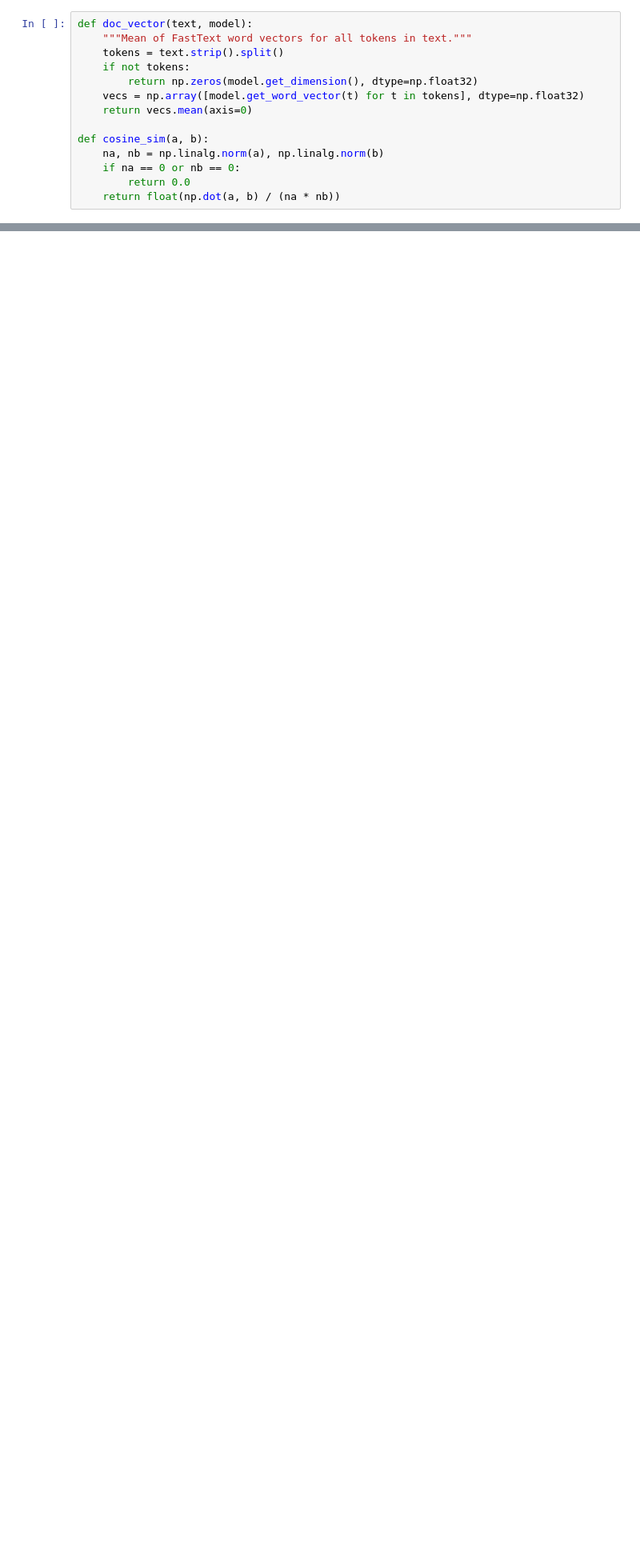
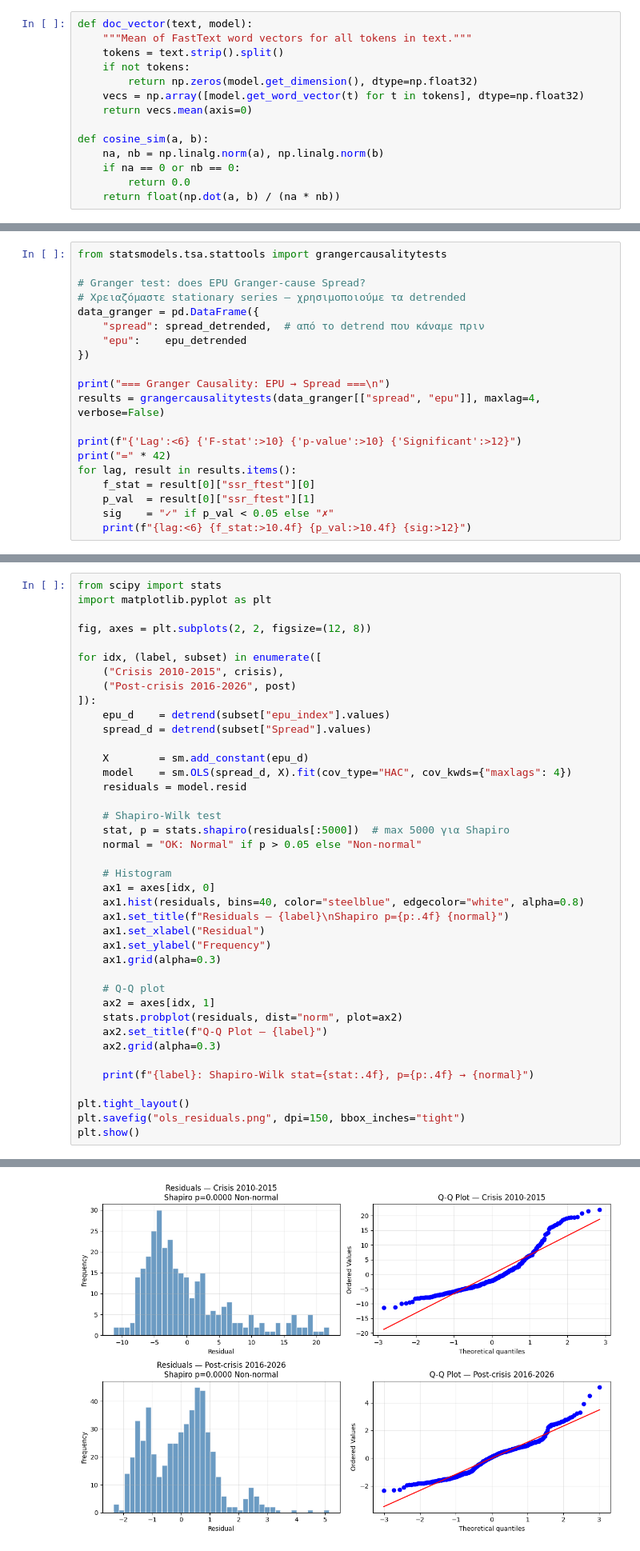
Before and after one commit to Swkratis210204/TextDataInEconomics, a Jupyter notebook: phase1/phase1.ipynb, the cells around one changed output, grey strips where cells are left out. Shown at 80% size. Saved outputs shown, nothing was run; the diff lists cells and outputs as text; blank space fills up the shorter version.

```diff
--- a/phase1/phase1.ipynb
+++ b/phase1/phase1.ipynb
@@ -502,0 +1006,20 @@ df_epu[[f"sim_{cat}" for cat in cats] + ["sim_EPU"]].describe().round(4)
+# %%
+from statsmodels.tsa.stattools import grangercausalitytests
+
+# Granger test: does EPU Granger-cause Spread?
+# Χρειαζόμαστε stationary series — χρησιμοποιούμε τα detrended
+data_granger = pd.DataFrame({
+    "spread": spread_detrended,  # από το detrend που κάναμε πριν
+    "epu":    epu_detrended
+})
+
+print("=== Granger Causality: EPU → Spread ===\n")
+results = grangercausalitytests(data_granger[["spread", "epu"]], maxlag=4, verbose=False)
+
+print(f"{'Lag':<6} {'F-stat':>10} {'p-value':>10} {'Significant':>12}")
+print("=" * 42)
+for lag, result in results.items():
+    f_stat = result[0]["ssr_ftest"][0]
+    p_val  = result[0]["ssr_ftest"][1]
+    sig    = "✓" if p_val < 0.05 else "✗"
+    print(f"{lag:<6} {f_stat:>10.4f} {p_val:>10.4f} {sig:>12}")
@@ -502,0 +1264,41 @@ df_epu[[f"sim_{cat}" for cat in cats] + ["sim_EPU"]].describe().round(4)
+# %%
+from scipy import stats
+import matplotlib.pyplot as plt
+
+fig, axes = plt.subplots(2, 2, figsize=(12, 8))
+
+for idx, (label, subset) in enumerate([
+    ("Crisis 2010-2015", crisis),
+    ("Post-crisis 2016-2026", post)
+]):
+    epu_d    = detrend(subset["epu_index"].values)
+    spread_d = detrend(subset["Spread"].values)
+
+    X        = sm.add_constant(epu_d)
+    model    = sm.OLS(spread_d, X).fit(cov_type="HAC", cov_kwds={"maxlags": 4})
+    residuals = model.resid
+
+    # Shapiro-Wilk test
+    stat, p = stats.shapiro(residuals[:5000])  # max 5000 για Shapiro
+    normal = "OK: Normal" if p > 0.05 else "Non-normal"
+
+    # Histogram
+    ax1 = axes[idx, 0]
+    ax1.hist(residuals, bins=40, color="steelblue", edgecolor="white", alpha=0.8)
+    ax1.set_title(f"Residuals — {label}\nShapiro p={p:.4f} {normal}")
+    ax1.set_xlabel("Residual")
+    ax1.set_ylabel("Frequency")
+    ax1.grid(alpha=0.3)
+
+    # Q-Q plot
+    ax2 = axes[idx, 1]
+    stats.probplot(residuals, dist="norm", plot=ax2)
+    ax2.set_title(f"Q-Q Plot — {label}")
+    ax2.grid(alpha=0.3)
+
+    print(f"{label}: Shapiro-Wilk stat={stat:.4f}, p={p:.4f} → {normal}")
+
+plt.tight_layout()
+plt.savefig("ols_residuals.png", dpi=150, bbox_inches="tight")
+plt.show()
+# %% [output]
@@ -502,0 +1307 @@ df_epu[[f"sim_{cat}" for cat in cats] + ["sim_EPU"]].describe().round(4)
+[figure, added]
```
Also changed, not shown: parts of 80 cells of this notebook, 6 other files.
